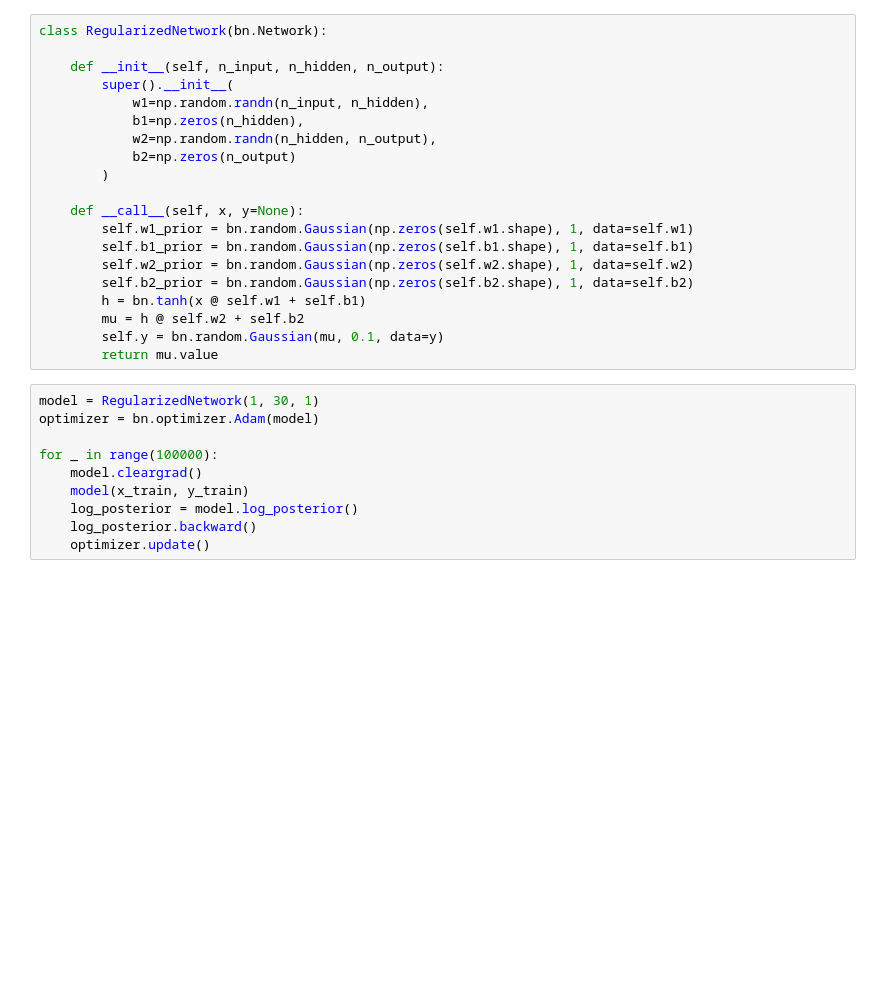
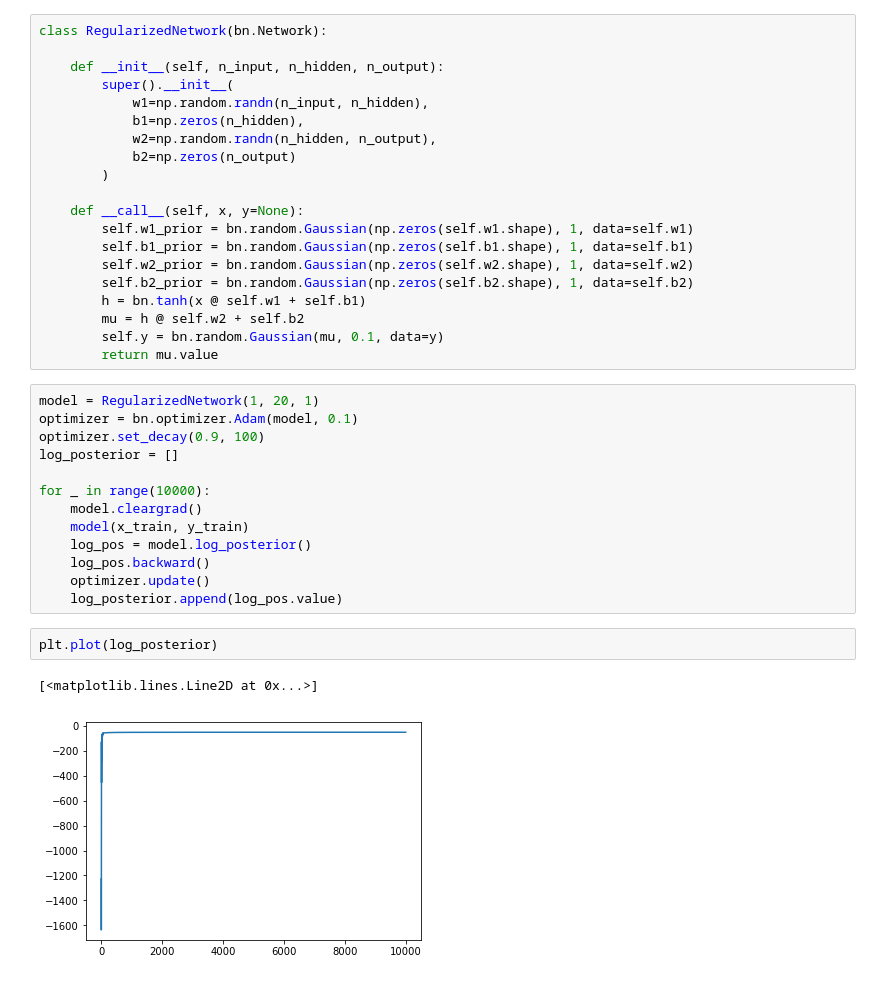
Before and after one commit to ctgk/bayesnet, a Jupyter notebook: notebook/regression.ipynb, the cells around one changed output. Drawn from its saved outputs; the diff is of its cells as text; blank space fills up the shorter version.

```diff
--- a/notebook/regression.ipynb
+++ b/notebook/regression.ipynb
@@ -64,13 +63,21 @@ class RegularizedNetwork(bn.Network):
         self.y = bn.random.Gaussian(mu, 0.1, data=y)
         return mu.value
 # %%
-model = RegularizedNetwork(1, 30, 1)
-optimizer = bn.optimizer.Adam(model)
+model = RegularizedNetwork(1, 20, 1)
+optimizer = bn.optimizer.Adam(model, 0.1)
+optimizer.set_decay(0.9, 100)
+log_posterior = []
 
-for _ in range(100000):
+for _ in range(10000):
     model.cleargrad()
     model(x_train, y_train)
-    log_posterior = model.log_posterior()
-    log_posterior.backward()
+    log_pos = model.log_posterior()
+    log_pos.backward()
     optimizer.update()
+    log_posterior.append(log_pos.value)
+# %%
+plt.plot(log_posterior)
+# %% [output]
+[<matplotlib.lines.Line2D at 0x...>]
+[figure, added]
 # %%
```
Also changed, not shown: parts of 10 cells of this notebook, 5 other files.
